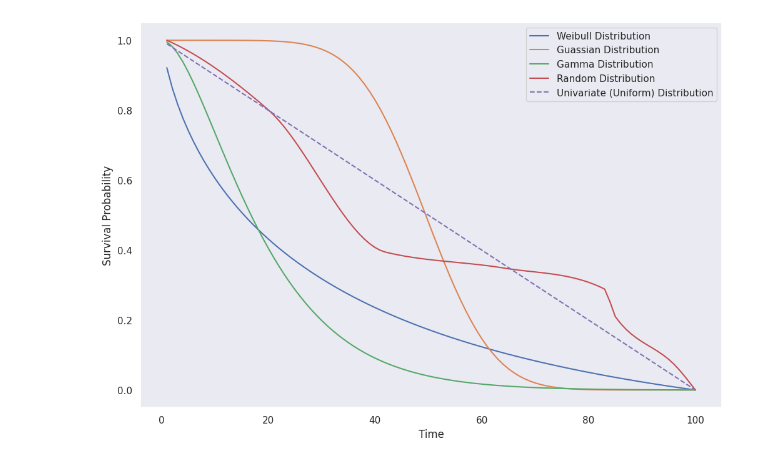
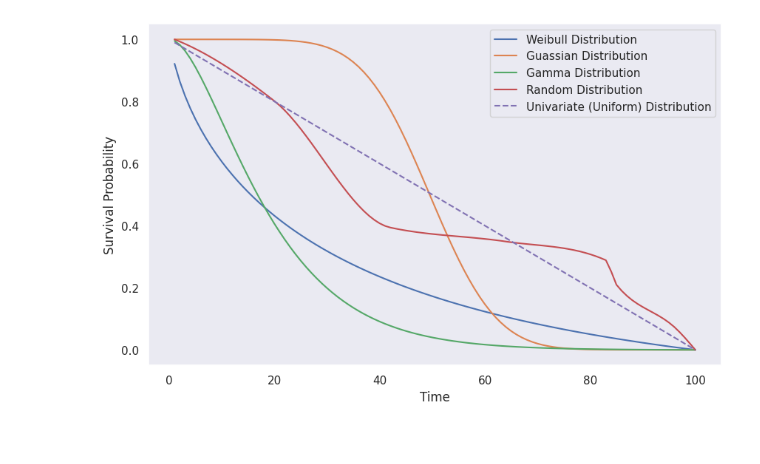
Before and after one commit to UrbsLab/survival-LCS, a Jupyter notebook: notebooks/SurvivalAnalysisDistributions.ipynb, the cells around one changed output. Cells and saved outputs as stored; diff of their text form; code cells hidden in the pictures.

Commit message:
graph edits for paper

```diff
--- a/notebooks/SurvivalAnalysisDistributions.ipynb
+++ b/notebooks/SurvivalAnalysisDistributions.ipynb
@@ -49,32 +49,32 @@ cdf_weibull = np.cumsum(scipy.stats.weibull_min.pdf(time, c=shape_weibull, scale
 cdf_weibull /= cdf_weibull[-1]
 
 cdf_gauss = np.cumsum(scipy.stats.norm.pdf(time, loc=mu_gauss * T, scale=sigma_gauss * T))
 cdf_gauss /= cdf_gauss[-1]
 
 # Random monotonic spline distribution
 knots = 8
 knot_times = sorted([1, T] + np.random.choice(range(2, T), knots - 2, replace=False).tolist())
 knot_heights = sorted([0, 1] + np.random.uniform(0, 1, knots - 2).tolist())
 monotonic_spline = PchipInterpolator(knot_times, knot_heights, extrapolate=True)
 cdf_spline = monotonic_spline(time)
 cdf_spline = np.clip(cdf_spline, 0, 1)
 
 # Plot all CDFs
-plt.figure(figsize=(12, 8))
+plt.figure(figsize=(10, 6))
 # plt.plot(time, 1 - cdf_exp, label="Exponential Survival Probability")
 plt.plot(time, 1 - cdf_weibull, label="Weibull Distribution")
 plt.plot(time, 1 - cdf_gauss, label="Guassian Distribution")
 plt.plot(time, 1 - cdf_gamma, label="Gamma Distribution")
 # plt.plot(time, 1 - cdf_loglogistic, label="Log-Logistic Survival Probability")
 plt.plot(time, 1 - cdf_spline, label="Random Distribution")
 plt.plot(time, 1 - cdf_univariate, label="Univariate (Uniform) Distribution", linestyle="--")
 
 # Labels and legend
 plt.xlabel("Time")
 plt.ylabel("Survival Probability")
 # plt.title("Survival Probabilities for Various Distributions")
 plt.legend()
 plt.grid()
 plt.show()
 # %% [output]
-[figure, old version]
+[figure, new version]
```
Also changed, not shown: 2 other files.
